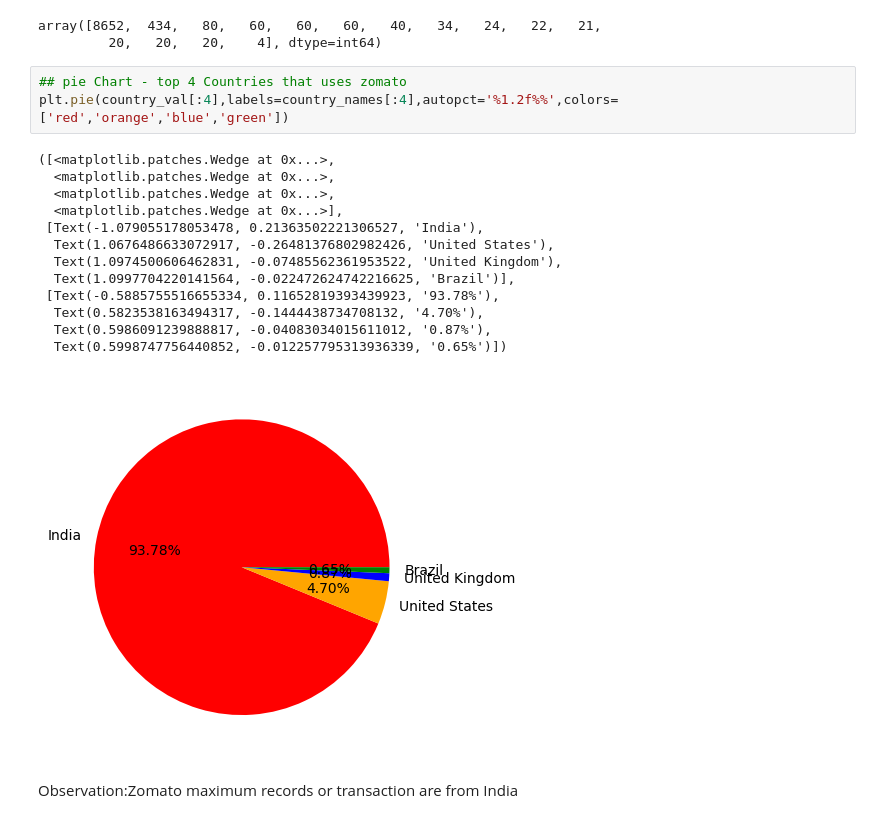
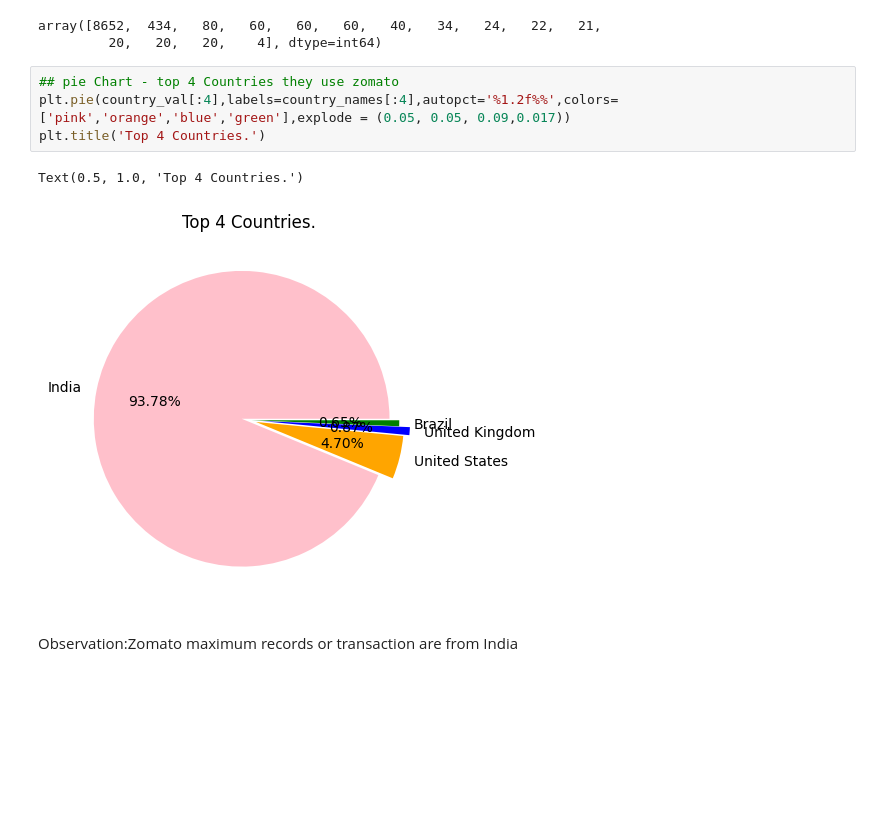
Before and after one commit to Ajeetm1/Zomato-Data-Analysis-Using-Python, a Jupyter notebook: Zomato_Data_Analysis.ipynb, the cells around one changed output. Saved outputs shown, nothing was run; the diff lists cells and outputs as text; blank space fills up the shorter version.

```diff
--- a/Zomato_Data_Analysis.ipynb
+++ b/Zomato_Data_Analysis.ipynb
@@ -213,22 +213,12 @@ country_val
 array([8652,  434,   80,   60,   60,   60,   40,   34,   24,   22,   21,
          20,   20,   20,    4], dtype=int64)
 # %%
-## pie Chart - top 4 Countries that uses zomato
-plt.pie(country_val[:4],labels=country_names[:4],autopct='%1.2f%%',colors=['red','orange','blue','green'])
+## pie Chart - top 4 Countries they use zomato
+plt.pie(country_val[:4],labels=country_names[:4],autopct='%1.2f%%',colors=['pink','orange','blue','green'],explode = (0.05, 0.05, 0.09,0.017))
+plt.title('Top 4 Countries.')
 # %% [output]
-([<matplotlib.patches.Wedge at 0x...>,
-  <matplotlib.patches.Wedge at 0x...>,
-  <matplotlib.patches.Wedge at 0x...>,
-  <matplotlib.patches.Wedge at 0x...>],
- [Text(-1.079055178053478, 0.21363502221306527, 'India'),
-  Text(1.0676486633072917, -0.26481376802982426, 'United States'),
-  Text(1.0974500606462831, -0.07485562361953522, 'United Kingdom'),
-  Text(1.0997704220141564, -0.022472624742216625, 'Brazil')],
- [Text(-0.5885755516655334, 0.11652819393439923, '93.78%'),
-  Text(0.5823538163494317, -0.1444438734708132, '4.70%'),
-  Text(0.5986091239888817, -0.04083034015611012, '0.87%'),
-  Text(0.5998747756440852, -0.012257795313936339, '0.65%')])
+Text(0.5, 1.0, 'Top 4 Countries.')
-[figure, old version]
+[figure, new version]
 # %% [markdown]
 Observation:Zomato maximum records or transaction are from India
 # %%
```
Also changed, not shown: parts of 6 cells of this notebook.
